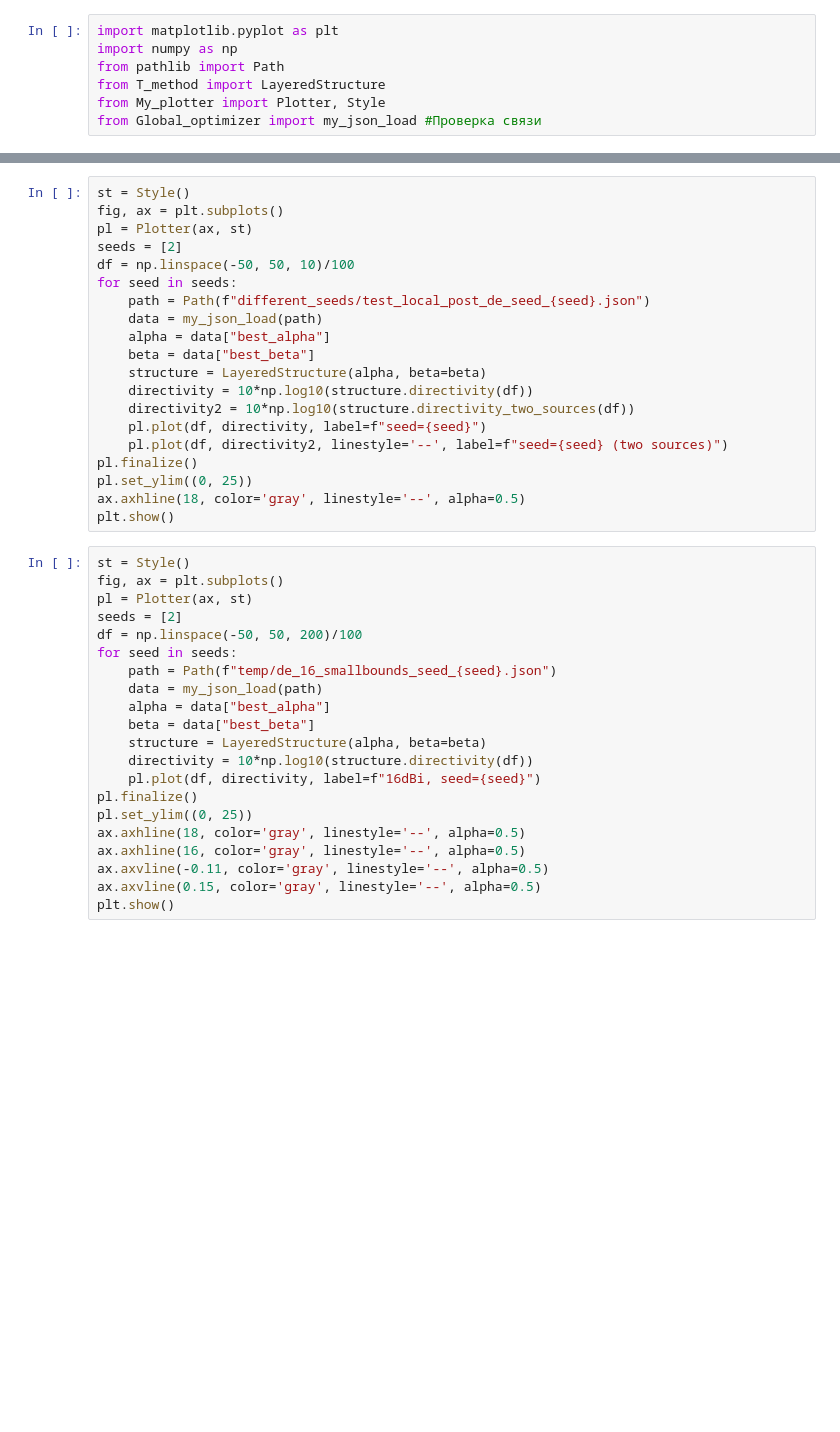
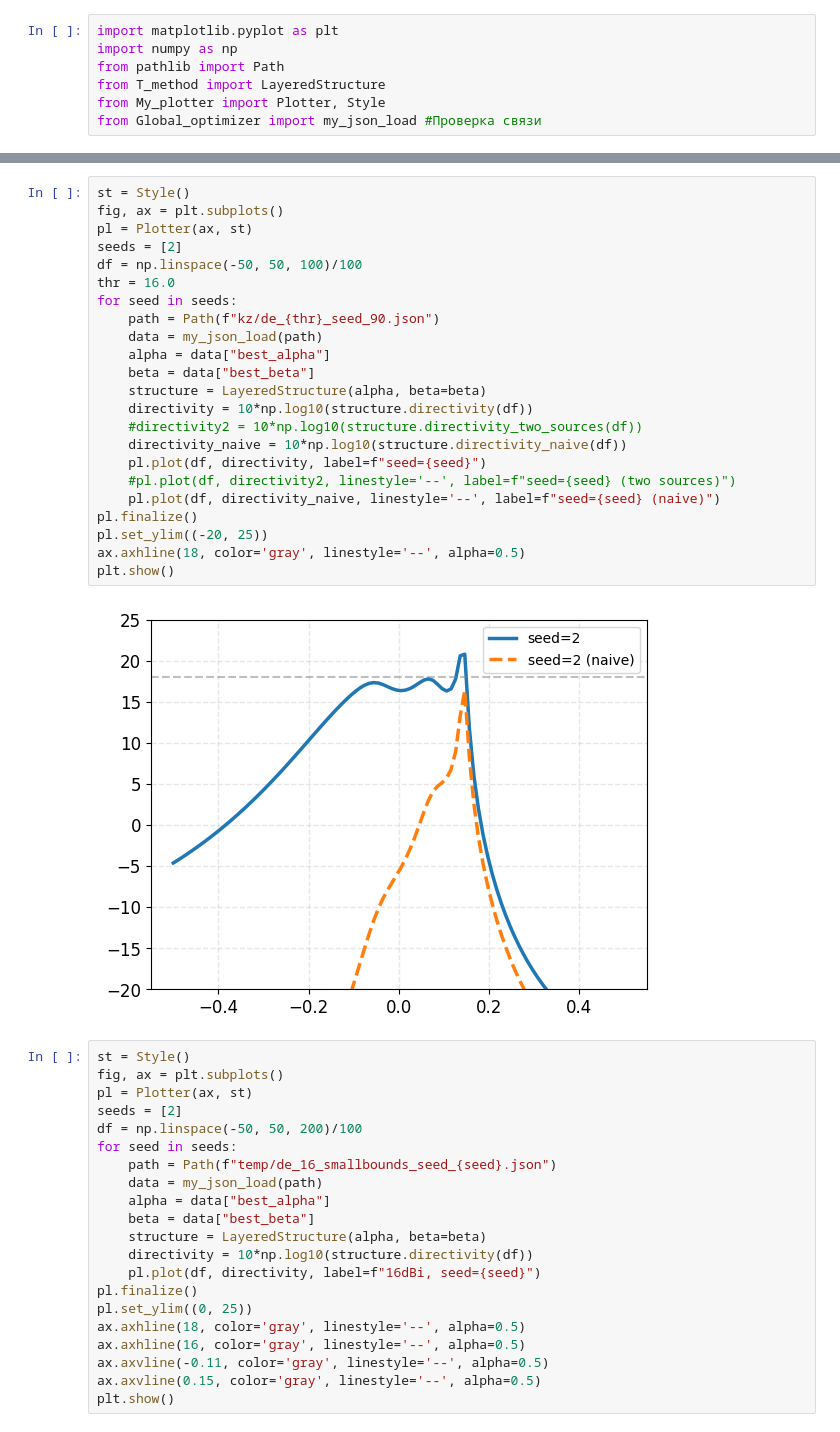
Before and after one commit to MikhailPolikarpov/Optimization_directivity_vs_freq, a Jupyter notebook: plots.ipynb, the cells around one changed output, grey strips where cells are left out. Drawn from its saved outputs; the diff is of its cells as text; blank space fills up the shorter version.

```diff
--- a/plots.ipynb
+++ b/plots.ipynb
@@ -77,23 +92,28 @@ plt.show()
 # %%
 st = Style()
 fig, ax = plt.subplots()
 pl = Plotter(ax, st)
 seeds = [2]
-df = np.linspace(-50, 50, 10)/100
+df = np.linspace(-50, 50, 100)/100
+thr = 16.0
 for seed in seeds:
-    path = Path(f"different_seeds/test_local_post_de_seed_{seed}.json")
+    path = Path(f"kz/de_{thr}_seed_90.json")
     data = my_json_load(path)
     alpha = data["best_alpha"]
     beta = data["best_beta"]
     structure = LayeredStructure(alpha, beta=beta)
     directivity = 10*np.log10(structure.directivity(df))
-    directivity2 = 10*np.log10(structure.directivity_two_sources(df))
+    #directivity2 = 10*np.log10(structure.directivity_two_sources(df))
+    directivity_naive = 10*np.log10(structure.directivity_naive(df))
     pl.plot(df, directivity, label=f"seed={seed}")
-    pl.plot(df, directivity2, linestyle='--', label=f"seed={seed} (two sources)")
+    #pl.plot(df, directivity2, linestyle='--', label=f"seed={seed} (two sources)")
+    pl.plot(df, directivity_naive, linestyle='--', label=f"seed={seed} (naive)")
 pl.finalize()
-pl.set_ylim((0, 25))
+pl.set_ylim((-20, 25))
 ax.axhline(18, color='gray', linestyle='--', alpha=0.5)
 plt.show()
+# %% [output]
+[figure, added]
 # %%
 st = Style()
 fig, ax = plt.subplots()
```
Also changed, not shown: parts of 5 cells of this notebook, 3 other files.
